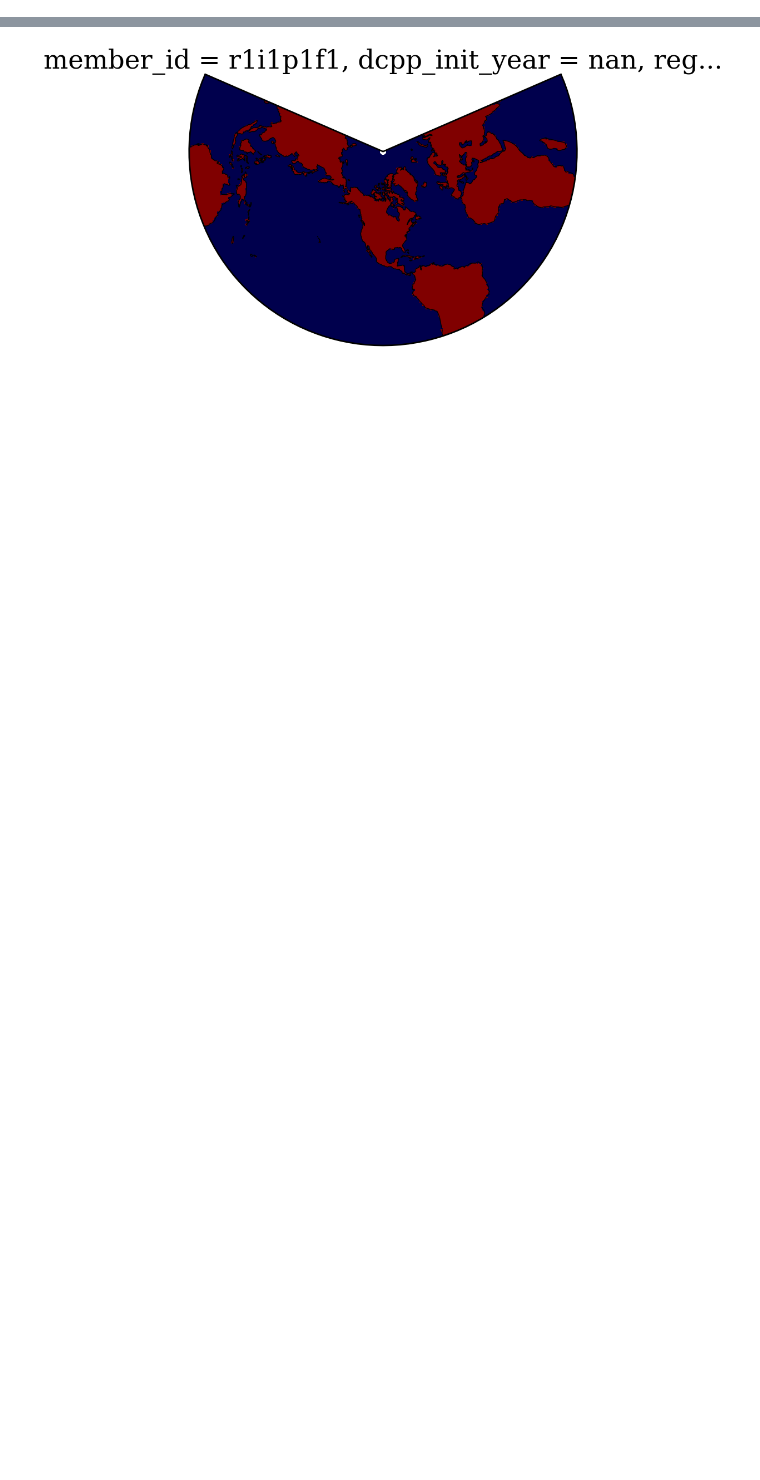
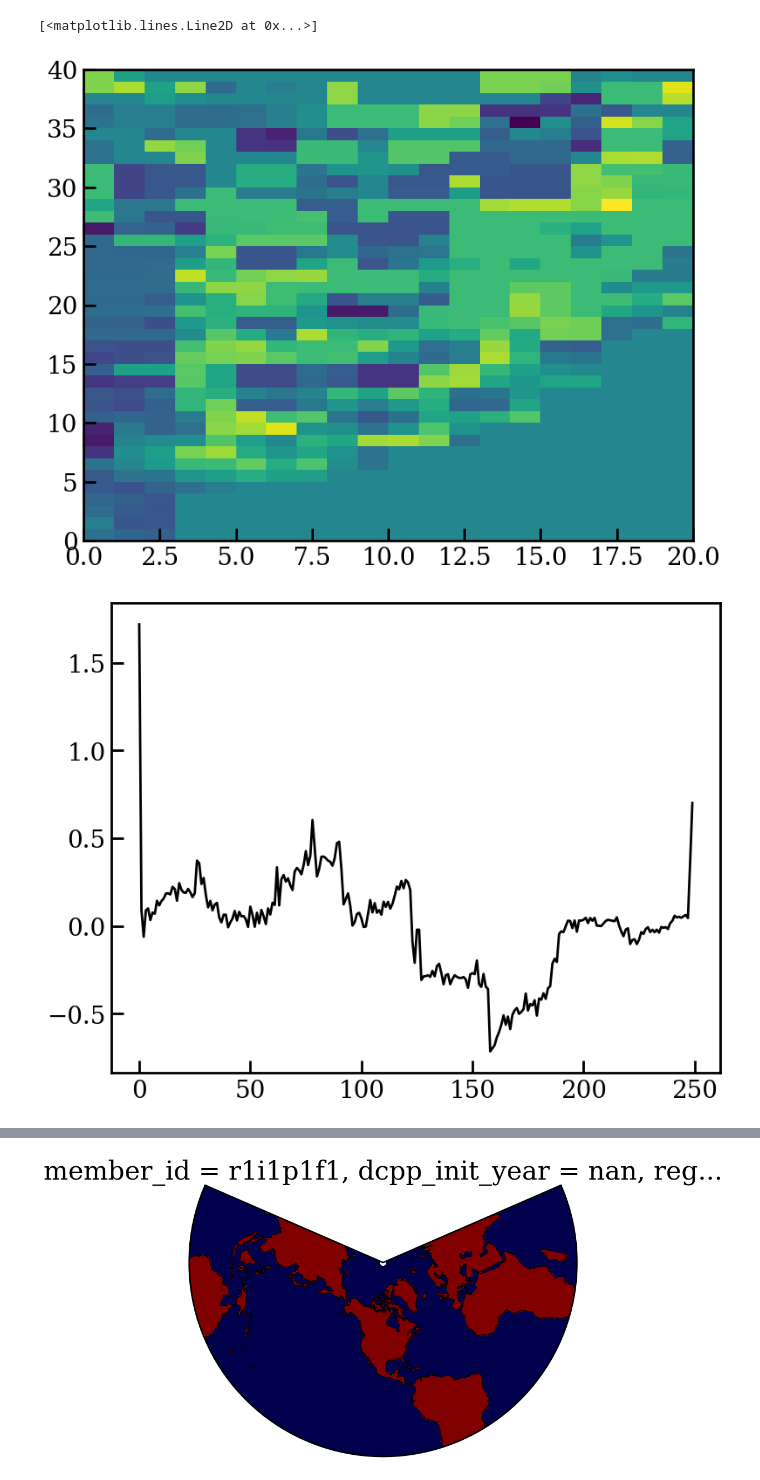
Before and after one commit to mariannecowherd/snow_drought, a Jupyter notebook: nbs/01-plot.ipynb, the cells around one changed output, grey strips where cells are left out. Cells and saved outputs as stored; diff of their text form; code cells hidden in the pictures; blank space fills up the shorter version.

```diff
--- a/nbs/01-plot.ipynb
+++ b/nbs/01-plot.ipynb
@@ -43,0 +64,6 @@ mpl.rcParams['ytick.right']= False
+# %%
+import xarray as xr
+
+from params import savepath, homedir, allnames
+plt.style.use('science.mplstyle')
+mpl.rcParams['axes.linewidth'] = 1
@@ -43,0 +196,26 @@ mpl.rcParams['ytick.right']= False
+# %%
+var = 'swei'
+scen = name.split('_')[-1]
+snw_s = datasets_3m_sum[f'snw_{name}']
+snw_h = datasets_3m_sum[f'snw_{model}_historical']
+snw_long = xr.concat([ds_h, ds_s], dim = 'time')
+
+snw_ds = snw_long
+ds = swei_datasets[name]
+convert = False
+#tmp = collapse_to_highest_month(ds, var, snw_long, False)
+#swei_datasets_maxsnw[name] = tmp
+highest_month = get_highest_month(snw_ds)
+#highest_month = highest_month.drop('lat')
+#highest_month = highest_month.drop('lon')
+result = ds.sel(month=highest_month, method='nearest').drop('month')
+# %%
+test = get_swei(snw_long)
+# %%
+plt.pcolormesh(test['swei'][200,0,40:80,100:120])
+plt.figure()
+plt.plot(np.nanmean(test['swei'][:,0,40:80,100:120],axis = (1,2)))
+# %% [output]
+[<matplotlib.lines.Line2D at 0x...>]
+[figure, added]
+[figure, added]
```
Also changed, not shown: parts of 25 cells of this notebook, 3 other files.
